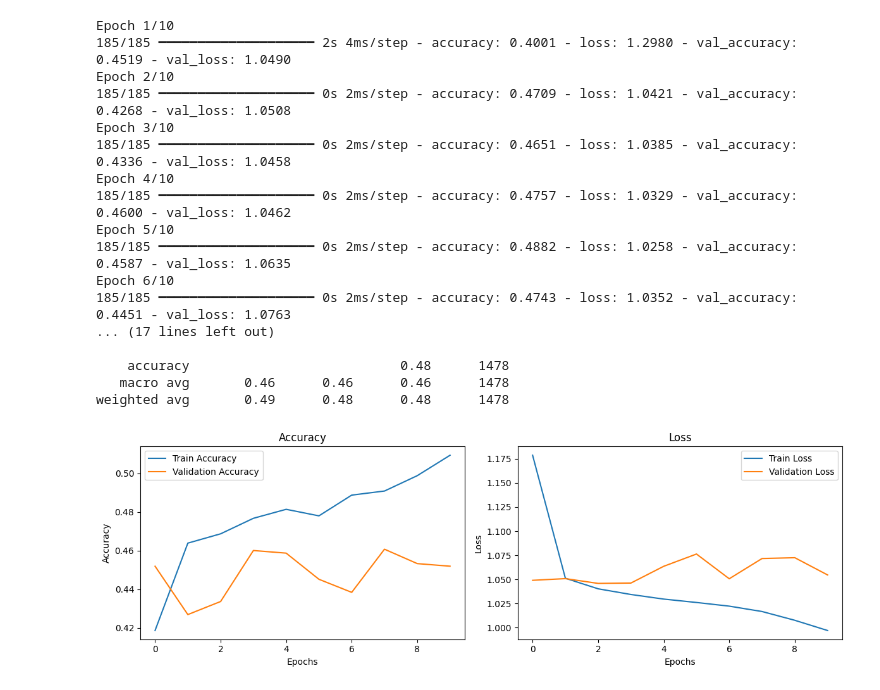
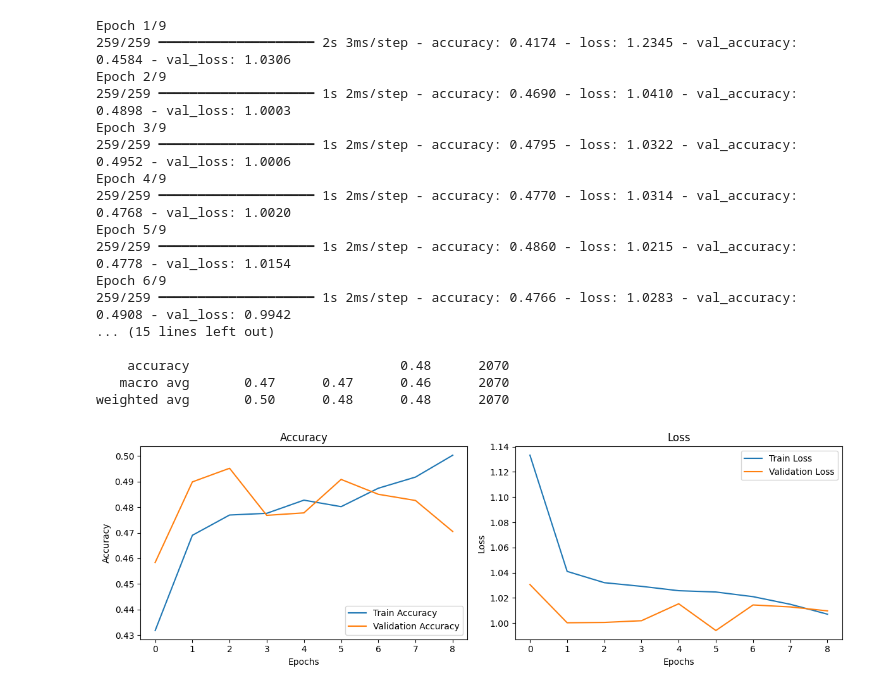
Before and after one commit to robertghera/score-lab-ai, a Jupyter notebook: LSTM.ipynb, the cells around one changed output. Cells and saved outputs as stored; diff of their text form; code cells hidden in the pictures.

```diff
--- a/LSTM.ipynb
+++ b/LSTM.ipynb
@@ -1,24 +19,6 @@
 # %%
-import pandas as pd
-import numpy as np
-from sklearn.model_selection import train_test_split
-from sklearn.preprocessing import StandardScaler, OneHotEncoder
-from tensorflow.keras.models import Model
-from tensorflow.keras.layers import (
-    Input,
-    LSTM,
-    Dense,
-    concatenate,
-    Dropout,
-    BatchNormalization,
-)
-from tensorflow.keras.optimizers import Adam
-from tensorflow.keras.utils import to_categorical
-from sklearn.metrics import classification_report
-from sklearn.utils import class_weight
-
 # --- Load and Initial Processing (Similar to your code) ---
-data = pd.read_csv(f"sports-miner.fbref.csv")
+data = pd.read_csv(f"sports-miner.fbref.2.csv")
 data["date"] = pd.to_datetime(data["date"], dayfirst=True, unit="ms")
 data.sort_values(by="date", inplace=True) # Ensure data is sorted early
 
@@ -259,9 +259,26 @@ chronological_order_indices = relevant_matches_df['np_index'].values
 X_home = X_home[chronological_order_indices]
 X_away = X_away[chronological_order_indices]
 y = y[chronological_order_indices]
+odds = odds[chronological_order_indices]
 
-# Now proceed with splitting
 n_samples = len(y)
+# if n_samples > 0: # Only shuffle if there's data
+#     print(f"Shuffling {n_samples} samples randomly.")
+#     random_indices = np.random.permutation(n_samples)
+
+#     # Apply the same random permutation to all data arrays and the DataFrame
+#     # This ensures that the correspondence between X_home, X_away, y, odds,
+#     # and the relevant_matches_df rows is maintained after shuffling.
+#     X_home = X_home[random_indices]
+#     X_away = X_away[random_indices]
+#     y = y[random_indices]
+#     odds = odds[random_indices]
+
+#     # For the DataFrame, use .iloc to reorder rows and reset the index
+#     # to get a clean 0-based index after shuffling.
+#     relevant_matches_df = relevant_matches_df.iloc[random_indices].reset_index(drop=True)
+
+
 # ... (rest of your splitting code remains the same)
 train_size = int(n_samples * 0.8)
 val_size = int(n_samples * 0.10)
@@ -278,6 +295,8 @@ y_val = y[train_size : train_size + val_size]
 X_home_test = X_home[train_size + val_size :]
 X_away_test = X_away[train_size + val_size :]
 y_test = y[train_size + val_size :]
+print(X_home_test[0])
+print(X_away_test[0])
 
 print("Train shapes:", X_home_train.shape, X_away_train.shape, y_train.shape)
 print("Val shapes:", X_home_val.shape, X_away_val.shape, y_val.shape)
@@ -437,7 +460,7 @@ Model: "functional_4"
  Non-trainable params: 384 (1.50 KB)
 # %%
 # --- Train the Model ---
-epochs = 10 # Start with a reasonable number, tune later
+epochs = 9 # Start with a reasonable number, tune later
 batch_size = 64
 
 history = model.fit(
@@ -465,50 +488,50 @@ print(
     classification_report(
         y_test, y_pred, target_names=["Loss", "Draw", "Win"]
     )
 )
 
 # --- Optional: Plot training history ---
 import matplotlib.pyplot as plt
 
 plt.figure(figsize=(12, 4))
 
 plt.subplot(1, 2, 1)
 plt.plot(history.history["accuracy"], label="Train Accuracy")
 plt.plot(history.history["val_accuracy"], label="Validation Accuracy")
 plt.title("Accuracy")
 plt.xlabel("Epochs")
 plt.ylabel("Accuracy")
 plt.legend()
 
 plt.subplot(1, 2, 2)
 plt.plot(history.history["loss"], label="Train Loss")
 plt.plot(history.history["val_loss"], label="Validation Loss")
 plt.title("Loss")
 plt.xlabel("Epochs")
 plt.ylabel("Loss")
 plt.legend()
 
 plt.tight_layout()
 plt.show()
 # %% [output]
-Epoch 1/10
-185/185 ━━━━━━━━━━━━━━━━━━━━ 2s 4ms/step - accuracy: 0.4001 - loss: 1.2980 - val_accuracy: 0.4519 - val_loss: 1.0490
-Epoch 2/10
-185/185 ━━━━━━━━━━━━━━━━━━━━ 0s 2ms/step - accuracy: 0.4709 - loss: 1.0421 - val_accuracy: 0.4268 - val_loss: 1.0508
-Epoch 3/10
-185/185 ━━━━━━━━━━━━━━━━━━━━ 0s 2ms/step - accuracy: 0.4651 - loss: 1.0385 - val_accuracy: 0.4336 - val_loss: 1.0458
-Epoch 4/10
-185/185 ━━━━━━━━━━━━━━━━━━━━ 0s 2ms/step - accuracy: 0.4757 - loss: 1.0329 - val_accuracy: 0.4600 - val_loss: 1.0462
-Epoch 5/10
-185/185 ━━━━━━━━━━━━━━━━━━━━ 0s 2ms/step - accuracy: 0.4882 - loss: 1.0258 - val_accuracy: 0.4587 - val_loss: 1.0635
-Epoch 6/10
-185/185 ━━━━━━━━━━━━━━━━━━━━ 0s 2ms/step - accuracy: 0.4743 - loss: 1.0352 - val_accuracy: 0.4451 - val_loss: 1.0763
-... (17 lines left out)
+Epoch 1/9
+259/259 ━━━━━━━━━━━━━━━━━━━━ 2s 3ms/step - accuracy: 0.4174 - loss: 1.2345 - val_accuracy: 0.4584 - val_loss: 1.0306
+Epoch 2/9
+259/259 ━━━━━━━━━━━━━━━━━━━━ 1s 2ms/step - accuracy: 0.4690 - loss: 1.0410 - val_accuracy: 0.4898 - val_loss: 1.0003
+Epoch 3/9
+259/259 ━━━━━━━━━━━━━━━━━━━━ 1s 2ms/step - accuracy: 0.4795 - loss: 1.0322 - val_accuracy: 0.4952 - val_loss: 1.0006
+Epoch 4/9
+259/259 ━━━━━━━━━━━━━━━━━━━━ 1s 2ms/step - accuracy: 0.4770 - loss: 1.0314 - val_accuracy: 0.4768 - val_loss: 1.0020
+Epoch 5/9
+259/259 ━━━━━━━━━━━━━━━━━━━━ 1s 2ms/step - accuracy: 0.4860 - loss: 1.0215 - val_accuracy: 0.4778 - val_loss: 1.0154
+Epoch 6/9
+259/259 ━━━━━━━━━━━━━━━━━━━━ 1s 2ms/step - accuracy: 0.4766 - loss: 1.0283 - val_accuracy: 0.4908 - val_loss: 0.9942
+... (15 lines left out)
 
-    accuracy                           0.48      1478
-   macro avg       0.46      0.46      0.46      1478
-weighted avg       0.49      0.48      0.48      1478
+    accuracy                           0.48      2070
+   macro avg       0.47      0.47      0.46      2070
+weighted avg       0.50      0.48      0.48      2070
-[figure, old version]
+[figure, new version]
 # %%
 def validate_with_odds(X_home_test, X_away_test, y_test, odds_bookies, min_score = [0.5, 0.4, 0.5]):
     total = {
```
Also changed, not shown: parts of 7 cells of this notebook, 3 other files.
